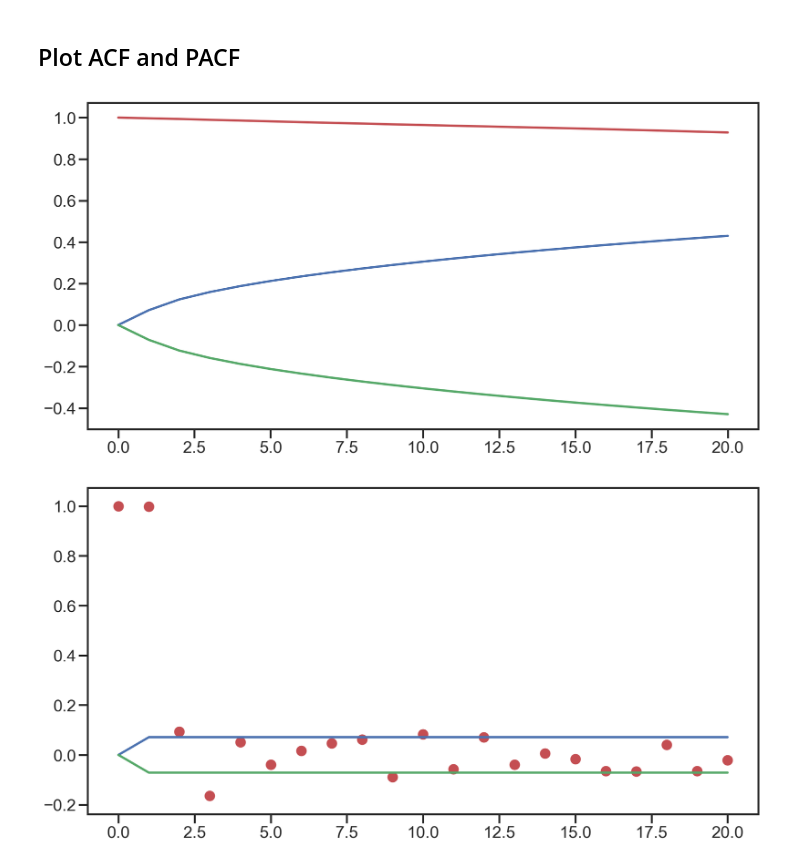
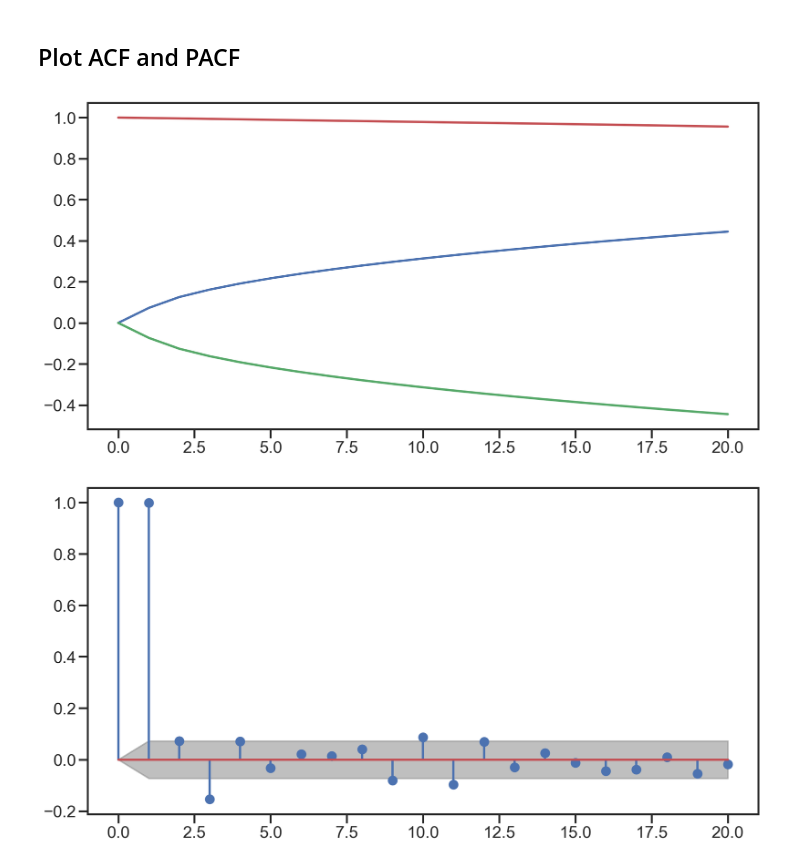
Before and after one commit to thanhphuong163/ForecastingStockPrice_thesis, a Jupyter notebook: get_images.ipynb, the cells around one changed output. Cells and saved outputs as stored; diff of their text form; code cells hidden in the pictures.

```diff
--- a/get_images.ipynb
+++ b/get_images.ipynb
@@ -80,7 +87,7 @@ plt.show()
 # %%
 from statsmodels.tsa.stattools import pacf, acf
 
-def calculate_acf(time_series, lag=20, alpha=0.05):
+def calculate_acf(time_series, lag=20, alpha=0.01):
     x = time_series.values
     acf_value, confint = acf(x, nlags=lag, alpha=alpha)
     confint_lower = confint[:, 0] - acf_value
@@ -88,7 +95,7 @@ def calculate_acf(time_series, lag=20, alpha=0.05):
     return acf_value, confint_upper, confint_lower
 
 
-def calculate_pacf(time_series, lag=20, alpha=0.05):
+def calculate_pacf(time_series, lag=20, alpha=0.01):
     x = time_series.values
     pacf_value, confint = pacf(x, nlags=lag, alpha=alpha)
     confint_lower = confint[:, 0] - pacf_value
@@ -103,14 +110,15 @@ plt.plot(confint_upper, color='b')
 plt.plot(confint_lower, color='g')
 plt.show()
 # %% [output]
-[figure, old version]
+[figure, new version]
 # %%
 pacf_value, confint_upper, confint_lower = calculate_pacf(closed_price['Asia Commercial Bank'])
 
 plt.figure(figsize=(16,8))
-plt.scatter(range(0,21), pacf_value, color='r')
-plt.plot(confint_upper, color='b')
-plt.plot(confint_lower, color='g')
+plt.stem(range(0,21), pacf_value)
+# plt.plot(confint_upper, color='b')
+# plt.plot(confint_lower, color='g')
+plt.fill_between(x=range(0,21), y1=confint_upper, y2=confint_lower, color='grey', alpha=0.5)
 plt.show()
 # %% [output]
-[figure, old version]
+[figure, new version]
```
Also changed, not shown: parts of 3 cells of this notebook, 4 other files.
